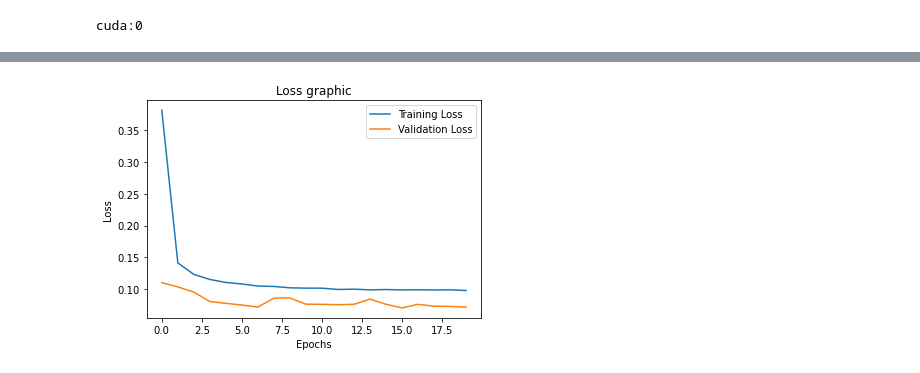
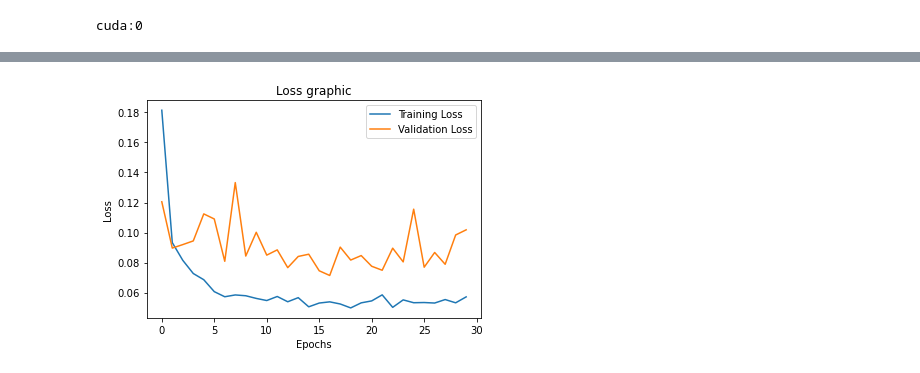
Before and after one commit to jneirar/ai_project5, a Jupyter notebook: Training.ipynb, the cells around one changed output, grey strips where cells are left out. Saved outputs shown, nothing was run; the diff lists cells and outputs as text; code cells hidden in the pictures.

```diff
--- a/Training.ipynb
+++ b/Training.ipynb
@@ -63,0 +40,8 @@ print(y_data.shape)
+# %%
+PATH = os.getcwd()
+data = pd.read_csv(PATH + "/A_Z Handwritten Data.csv", header=None).astype('float32').to_numpy()
+# column 0 = label
+print(data.shape)
+letterToNumber = {'A': 0, 'B': 1, 'C': 2, 'D': 3, 'E': 4, 'F': 5, 'G': 6, 'H': 7, 'I': 8, 'J': 9, 'K': 10, 'L': 11, 'M': 12, 'N': 13, 'O': 14, 'P': 15, 'Q': 16, 'R': 17, 'S': 18, 'T': 19, 'U': 20, 'V': 21, 'W': 22, 'X': 23, 'Y': 24, 'Z': 25}
+numberToLetter = {0: 'A', 1: 'B', 2: 'C', 3: 'D', 4: 'E', 5: 'F', 6: 'G', 7: 'H', 8: 'I', 9: 'J', 10: 'K', 11: 'L', 12: 'M', 13: 'N', 14: 'O', 15: 'P', 16: 'Q', 17: 'R', 18: 'S', 19: 'T', 20: 'U', 21: 'V', 22: 'W', 23: 'X', 24: 'Y', 25: 'Z'}
+classes = 26
@@ -77,9 +108,4 @@ device = torch.device('cuda:0' if torch.cuda.is_available() else 'cpu')
 print(device)
 # %% [output]
 cuda:0
-# %%
-transformToTensor = transforms.ToTensor()
-data_set = []
-for i in range(x_data.shape[0]):
-    data_set.append(( transformToTensor(x_data[i].reshape(28, 28)), torch.tensor(y_data[i]) ))
 # %%
@@ -244,9 +275,9 @@ class Lenet5_4_fc(nn.Module):
         out = self.classifier(out)
         return out
 # %%
-model = Lenet5_4_fc()
+model = Lenet5()
 model.to(device)
 loss = nn.CrossEntropyLoss()
 optimizer = torch.optim.Adam(params=model.parameters(), lr=0.001, weight_decay=1e-5)
-training_model(model, 20, loss, optimizer, train_loader)
+training_model(model, 30, loss, optimizer, train_loader)
 # %% [output]
@@ -282,19 +310,27 @@ torch.save(model, PATH + '/Lenet5_4_fc.pt')
 # %%
-class Lenet5_1_fc(nn.Module):
+class AlexNet(nn.Module):
     def __init__(self):
-        super(Lenet5_1_fc, self).__init__()
+        super(AlexNet, self).__init__()
         self.features = nn.Sequential(
-            nn.Conv2d(1, 6, kernel_size=(5, 5), stride=(1, 1), padding=(2, 2)),
+            nn.Conv2d(1, 64, kernel_size=(5, 5), stride=(2, 2), padding=(2, 2)),
             nn.ReLU(inplace = True),
             nn.MaxPool2d(kernel_size=2, stride=2, padding=0, dilation=1, ceil_mode=False),
-            nn.Conv2d(6, 16, kernel_size=(5, 5), stride=(1, 1), padding=(0, 0)),
+            nn.Conv2d(64, 192, kernel_size=(5, 5), stride=(1, 1), padding=(2, 2)),
             nn.ReLU(inplace = True),
             nn.MaxPool2d(kernel_size=2, stride=2, padding=0, dilation=1, ceil_mode=False),
-            nn.AdaptiveAvgPool2d(output_size=(5, 5))
+            nn.Conv2d(192, 384, kernel_size=(3, 3), stride=(1, 1), padding=(1, 1)),
+            nn.ReLU(inplace = True),
+            nn.Conv2d(384, 256, kernel_size=(3, 3), stride=(1, 1), padding=(1, 1)),
+            nn.ReLU(inplace = True),
+            nn.Conv2d(256, 256, kernel_size=(3, 3), stride=(1, 1), padding=(0, 0)),
+            nn.AdaptiveAvgPool2d(output_size=(1, 1))
         )
         self.classifier = nn.Sequential(
-            nn.Dropout(p=0.2, inplace = False),
-            nn.Linear(in_features=400, out_features=26, bias=True)
+            nn.Linear(in_features=256, out_features=128, bias=True),
+            nn.ReLU(inplace = True),
+            nn.Linear(in_features=128, out_features=128, bias=True),
+            nn.ReLU(inplace = True),
+            nn.Linear(in_features=128, out_features=26, bias=True)
          )
 
     def forward(self, image):
@@ -303,9 +339,9 @@ class Lenet5_1_fc(nn.Module):
         out = self.classifier(out)
         return out
 # %%
-model = Lenet5_1_fc()
+model = AlexNet()
 model.to(device)
 loss = nn.CrossEntropyLoss()
 optimizer = torch.optim.Adam(params=model.parameters(), lr=0.001, weight_decay=1e-5)
-training_model(model, 20, loss, optimizer, train_loader)
+training_model(model, 30, loss, optimizer, train_loader)
 # %% [output]
@@ -332,4 +365,4 @@ Epoch [20 / 20] training error: 0.0975, training accuracy: 97.2788%, validation
-[figure, old version]
+[figure, new version]
 # %%
 testing_model(model, test_loader)
 # %% [output]
```
Also changed, not shown: parts of 25 cells of this notebook, 3 other files.
